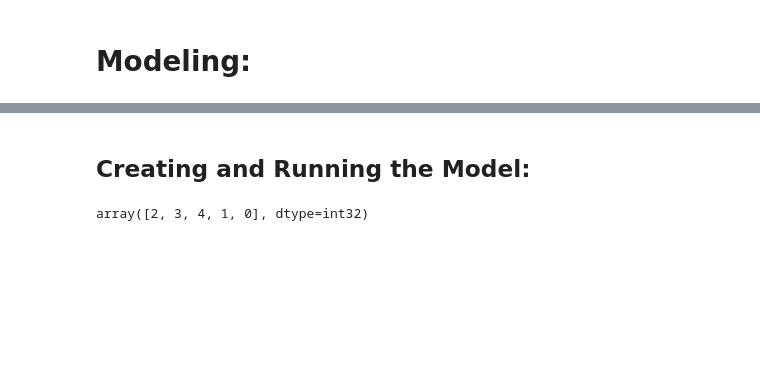
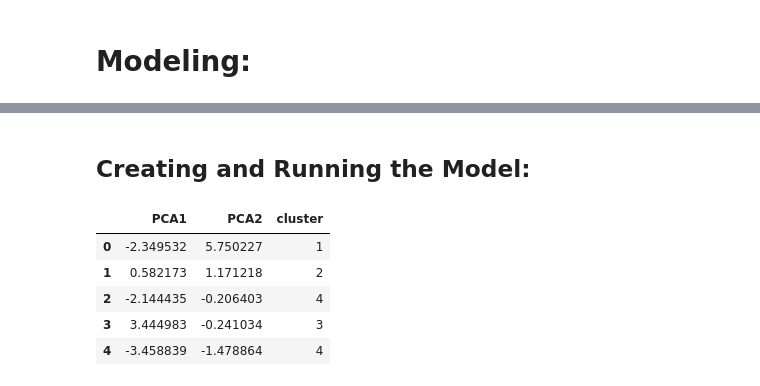
Before and after one commit to greg-maggard/big_5_project, a Jupyter notebook: big_5_analysis.ipynb, the cells around one changed output, grey strips where cells are left out. Saved outputs shown, nothing was run; the diff lists cells and outputs as text; code cells hidden in the pictures; blank space fills up the shorter version.

```diff
--- a/big_5_analysis.ipynb
+++ b/big_5_analysis.ipynb
@@ -353,3 +354 @@ visualizer.show()        # Finalize and render figure
 <AxesSubplot:title={'center':'Distortion Score Elbow for KMeans Clustering'}, xlabel='k', ylabel='distortion score'>
-# %% [markdown]
-## Creating and Running the Model:
@@ -365,4 +355,2 @@ train_model['cluster'] = kmeans.predict(train_model)
-# %%
-train_model.cluster.unique()
-# %% [output]
-array([2, 3, 4, 1, 0], dtype=int32)
+# %% [markdown]
+## Creating and Running the Model:
@@ -368,0 +364,14 @@ array([2, 3, 4, 1, 0], dtype=int32)
+# %%
+pca = PCA(n_components=2)
+pca_fit = pca.fit_transform(train_model)
+
+train_pca = pd.DataFrame(data=pca_fit, columns=['PCA1', 'PCA2'])
+train_pca['cluster'] = kmeans.predict(train_model)
+train_pca.head()
+# %% [output]
+|  | PCA1 | PCA2 | cluster |
+| 0 | -2.349532 | 5.750227 | 1 |
+| 1 | 0.582173 | 1.171218 | 2 |
+| 2 | -2.144435 | -0.206403 | 4 |
+| 3 | 3.444983 | -0.241034 | 3 |
+| 4 | -3.458839 | -1.478864 | 4 |
```
Also changed, not shown: parts of 11 cells of this notebook.
